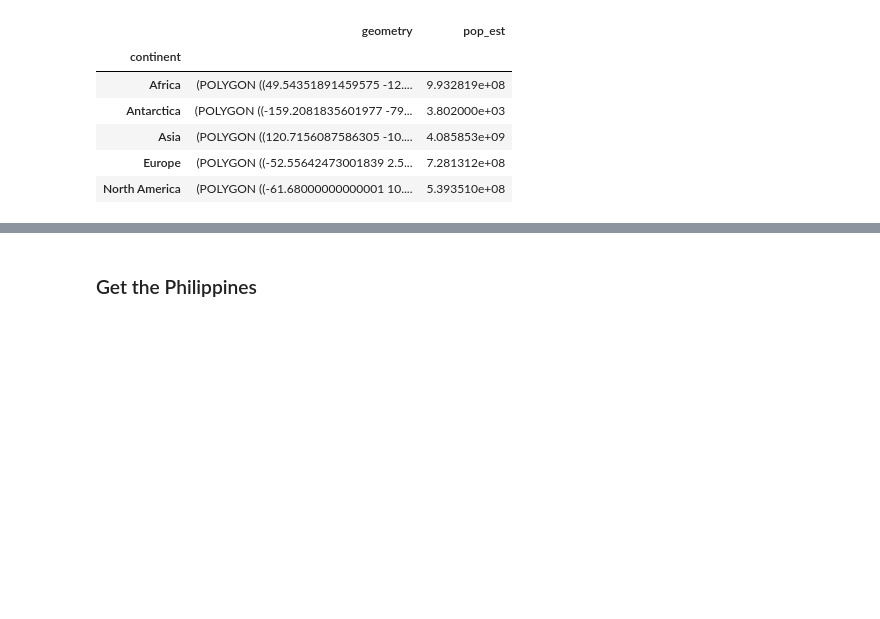
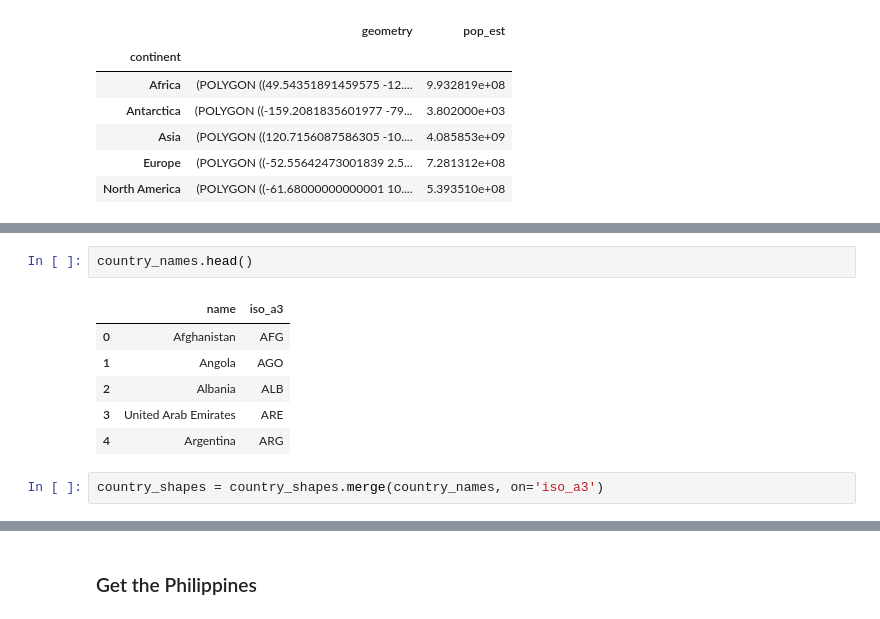
Before and after one commit to fjcamillo/Learn-GeoPandas, a Jupyter notebook: project_files/GeoPandas.ipynb, the cells around one changed output, grey strips where cells are left out. Drawn from its saved outputs; the diff is of its cells as text; blank space fills up the shorter version.

```diff
--- a/project_files/GeoPandas.ipynb
+++ b/project_files/GeoPandas.ipynb
@@ -341,0 +369,11 @@ continents.head()
+# %%
+country_names.head()
+# %% [output]
+|  | name | iso_a3 |
+| 0 | Afghanistan | AFG |
+| 1 | Angola | AGO |
+| 2 | Albania | ALB |
+| 3 | United Arab Emirates | ARE |
+| 4 | Argentina | ARG |
+# %%
+country_shapes = country_shapes.merge(country_names, on='iso_a3')
```
Also changed, not shown: parts of 15 cells of this notebook.
